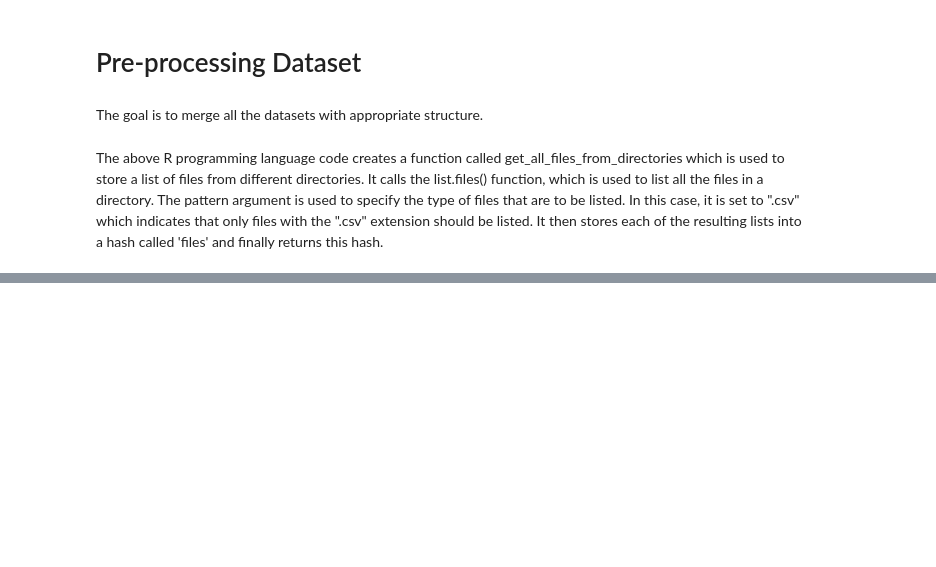
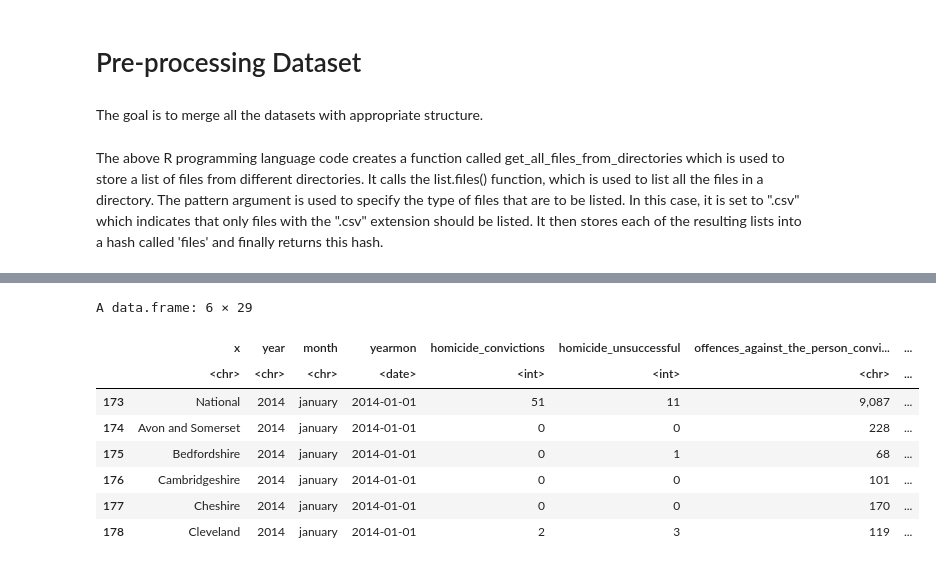
Before and after one commit to AminRana/crown-prosecution-data-analysis, a Jupyter notebook: R Assignment.ipynb, the cells around one changed output, grey strips where cells are left out. Saved outputs shown, nothing was run; the diff lists cells and outputs as text; code cells hidden in the pictures; blank space fills up the shorter version.

```diff
--- a/R Assignment.ipynb
+++ b/R Assignment.ipynb
@@ -121,3 +136,24 @@ head(combined_df)
 | 178 | Cleveland | 2014 | january | 2014-01-01 | 2 | 3 | 119 | ... |
 # %%
 write.csv(combined_df, "dataset/preprocessed-data.csv", row.names=TRUE)
+# %%
+rename_columns <- function(dataframe){
+  colnames(dataframe) <- gsub("Number.of.", "", colnames(dataframe))
+  colnames(dataframe) <- gsub("\\.", "_", colnames(dataframe))
+  colnames(dataframe) <- tolower(colnames(dataframe))
+  return(dataframe)
+}
+# %%
+combined_df <- rename_columns(combined_df)
+# %%
+head(combined_df)
+# %% [output]
+A data.frame: 6 × 29
+|  | x | year | month | yearmon | homicide_convictions | homicide_unsuccessful | offences_against_the_person_convi... | ... |
+|  | <chr> | <chr> | <chr> | <date> | <int> | <int> | <chr> | ... |
+| 173 | National | 2014 | january | 2014-01-01 | 51 | 11 | 9,087 | ... |
+| 174 | Avon and Somerset | 2014 | january | 2014-01-01 | 0 | 0 | 228 | ... |
+| 175 | Bedfordshire | 2014 | january | 2014-01-01 | 0 | 1 | 68 | ... |
+| 176 | Cambridgeshire | 2014 | january | 2014-01-01 | 0 | 0 | 101 | ... |
+| 177 | Cheshire | 2014 | january | 2014-01-01 | 0 | 0 | 170 | ... |
+| 178 | Cleveland | 2014 | january | 2014-01-01 | 2 | 3 | 119 | ... |
```
Also changed, not shown: parts of 12 cells of this notebook, 3 other files.
